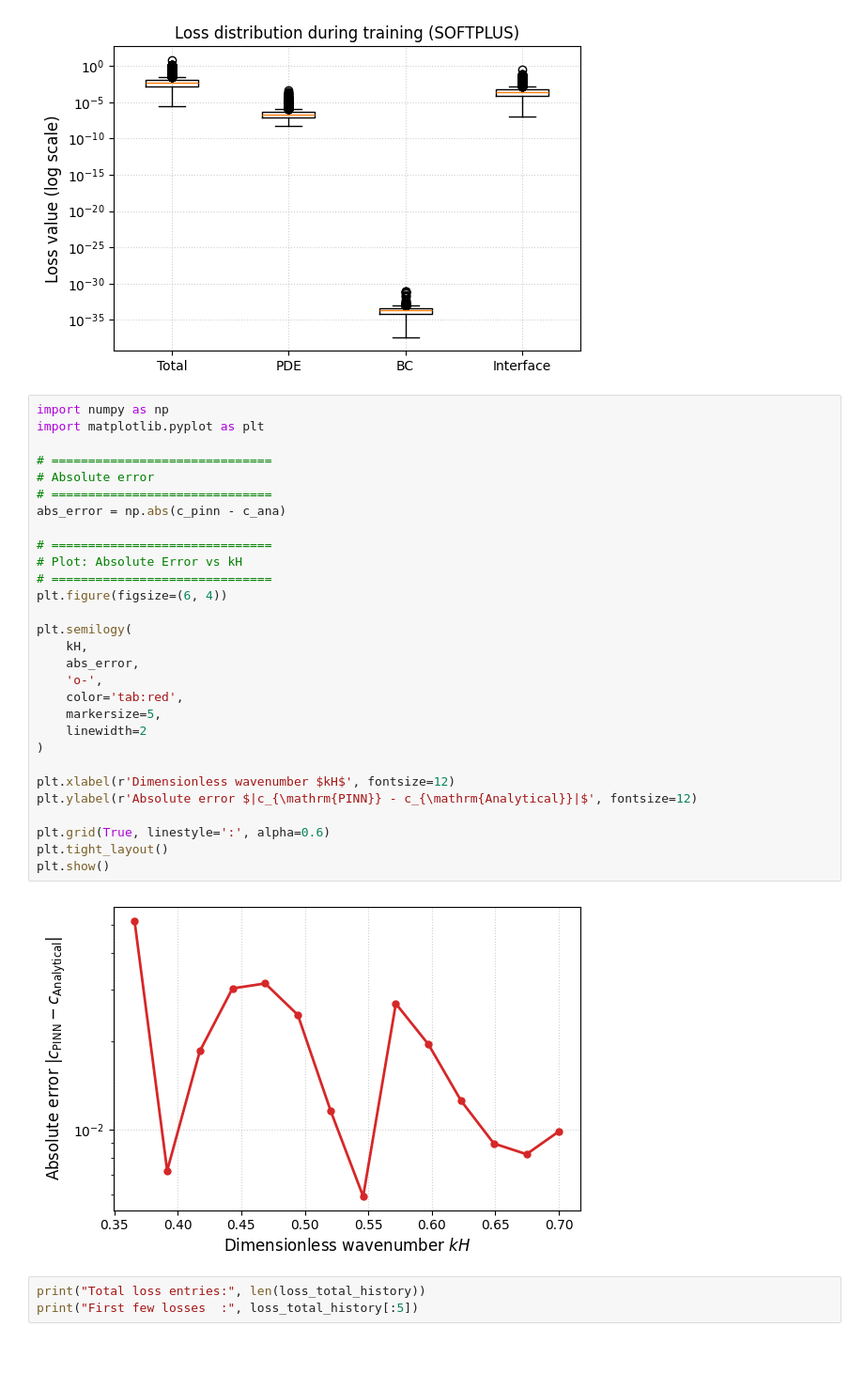
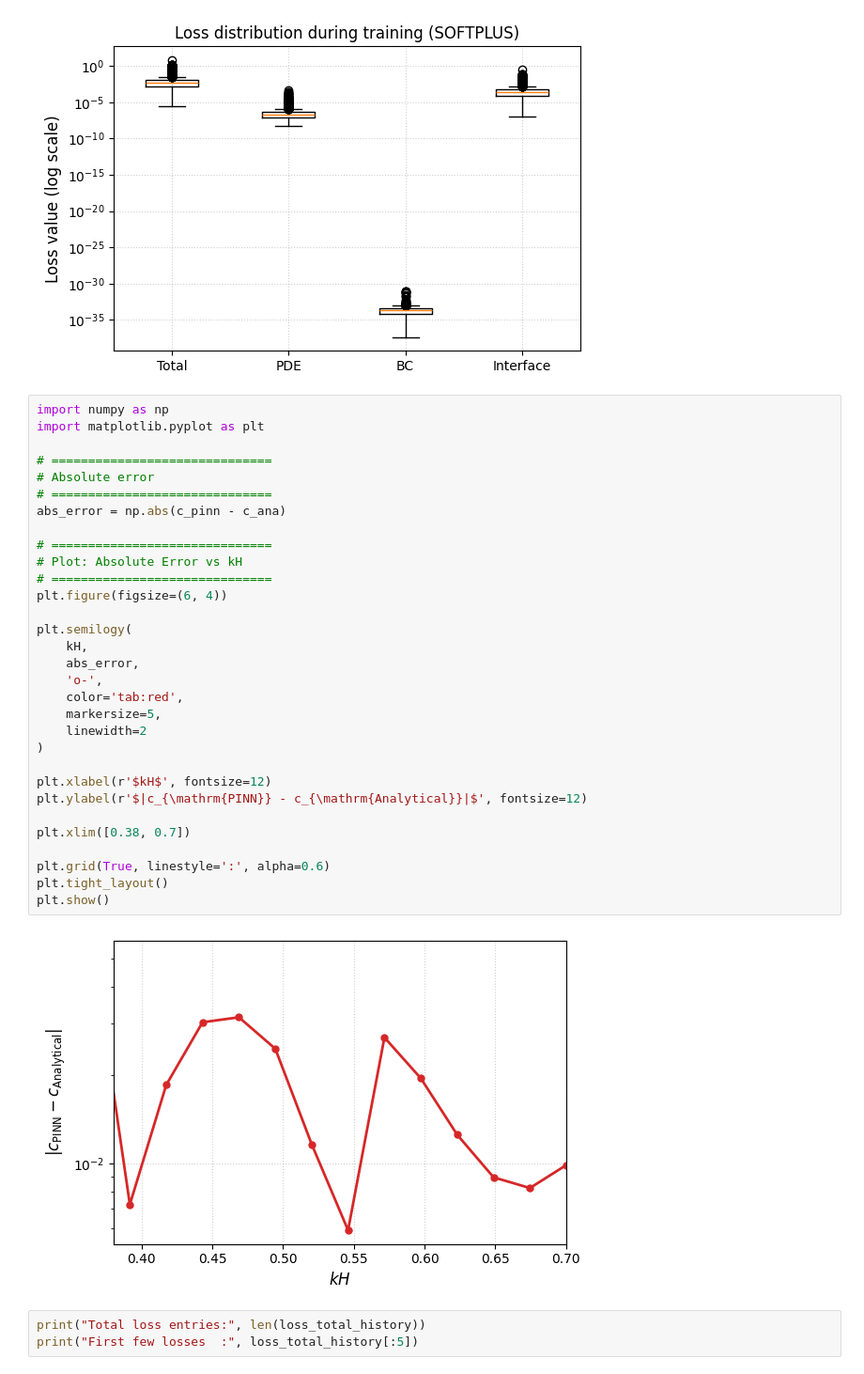
Before and after one commit to mayankjha-my/PINN, a Jupyter notebook: experiments/PINN_three_layer_system.ipynb, the cells around one changed output. Shown at 94% size. Drawn from its saved outputs; the diff is of its cells as text.

```diff
--- a/experiments/PINN_three_layer_system.ipynb
+++ b/experiments/PINN_three_layer_system.ipynb
@@ -1010,34 +1010,36 @@ plt.show()
 # %%
 import numpy as np
 import matplotlib.pyplot as plt
 
 # ==============================
 # Absolute error
 # ==============================
 abs_error = np.abs(c_pinn - c_ana)
 
 # ==============================
 # Plot: Absolute Error vs kH
 # ==============================
 plt.figure(figsize=(6, 4))
 
 plt.semilogy(
     kH,
     abs_error,
     'o-',
     color='tab:red',
     markersize=5,
     linewidth=2
 )
 
-plt.xlabel(r'Dimensionless wavenumber $kH$', fontsize=12)
-plt.ylabel(r'Absolute error $|c_{\mathrm{PINN}} - c_{\mathrm{Analytical}}|$', fontsize=12)
+plt.xlabel(r'$kH$', fontsize=12)
+plt.ylabel(r'$|c_{\mathrm{PINN}} - c_{\mathrm{Analytical}}|$', fontsize=12)
+
+plt.xlim([0.38, 0.7])
 
 plt.grid(True, linestyle=':', alpha=0.6)
 plt.tight_layout()
 plt.show()
 # %% [output]
-[figure, old version]
+[figure, new version]
 # %%
 print("Total loss entries:", len(loss_total_history))
 print("First few losses  :", loss_total_history[:5])
```
